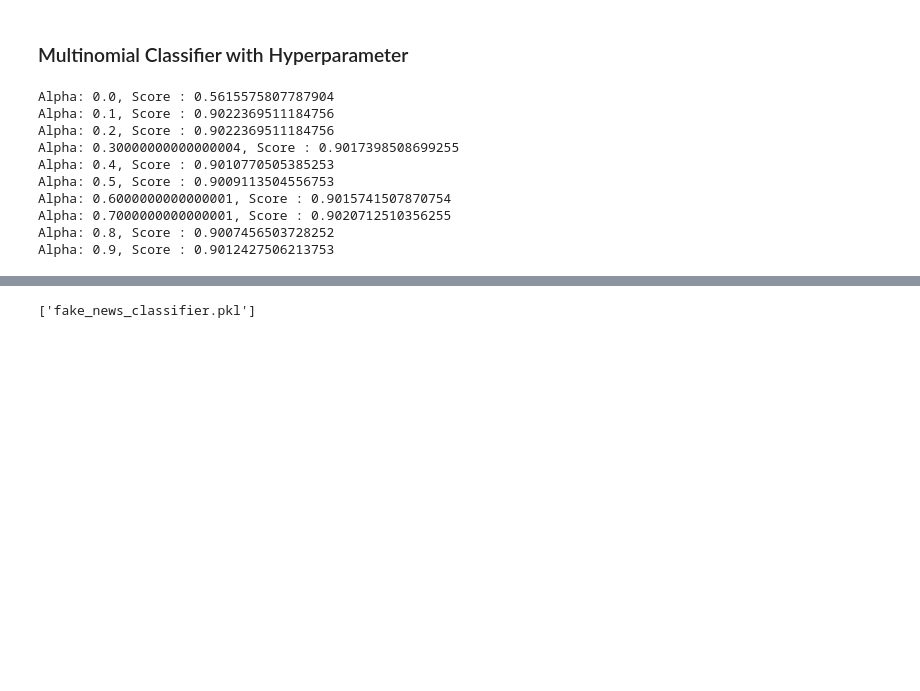
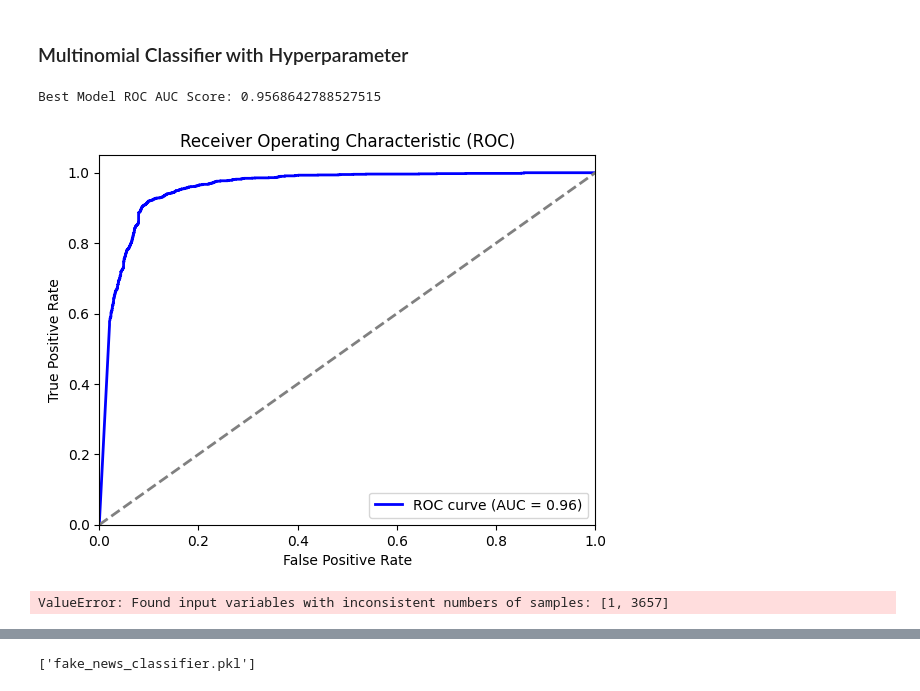
Before and after one commit to kncpem/fake-news-classifier-deploy, a Jupyter notebook: FakeNewsCount_vectorizer.ipynb, the cells around one changed output, grey strips where cells are left out. Drawn from its saved outputs; the diff is of its cells as text; code cells hidden in the pictures; blank space fills up the shorter version.

```diff
--- a/FakeNewsCount_vectorizer.ipynb
+++ b/FakeNewsCount_vectorizer.ipynb
@@ -254,21 +232,0 @@ classifier=MultinomialNB(alpha=0.1)
-# %%
-previous_score=0
-for alpha in np.arange(0,1,0.1):
-    sub_classifier=MultinomialNB(alpha=alpha)
-    sub_classifier.fit(X_train,y_train)
-    y_pred=sub_classifier.predict(X_test)
-    score = metrics.accuracy_score(y_test, y_pred)
-    if score>previous_score:
-        classifier=sub_classifier
-    print("Alpha: {}, Score : {}".format(alpha,score))
-# %% [output]
-Alpha: 0.0, Score : 0.5615575807787904
-Alpha: 0.1, Score : 0.9022369511184756
-Alpha: 0.2, Score : 0.9022369511184756
-Alpha: 0.30000000000000004, Score : 0.9017398508699255
-Alpha: 0.4, Score : 0.9010770505385253
-Alpha: 0.5, Score : 0.9009113504556753
-Alpha: 0.6000000000000001, Score : 0.9015741507870754
-Alpha: 0.7000000000000001, Score : 0.9020712510356255
-Alpha: 0.8, Score : 0.9007456503728252
-Alpha: 0.9, Score : 0.9012427506213753
@@ -275,3 +239,49 @@ Alpha: 0.9, Score : 0.9012427506213753
+# %%
+# Assuming X and y are your features and labels
+X_train, X_test, y_train, y_test = train_test_split(X, y, test_size=0.2, random_state=42)
+
+# Define the MultinomialNB model
+classifier = MultinomialNB()
+
+# Hyperparameter tuning with GridSearchCV
+param_grid = {'alpha': [0.01, 0.1, 0.5, 1.0, 5.0, 10.0]}
+grid_search = GridSearchCV(estimator=classifier, param_grid=param_grid, cv=5, scoring='roc_auc')
+grid_search.fit(X_train, y_train)
+
+# Get the best model
+best_model = grid_search.best_estimator_
+
+# Predict probabilities
+y_pred_prob = best_model.predict_proba(X_test)[:, 1]
+
+# Calculate ROC AUC score
+roc_auc = roc_auc_score(y_test, y_pred_prob)
+print(f'Best Model ROC AUC Score: {roc_auc}')
+
+# Plot the ROC curve
+fpr, tpr, _ = roc_curve(y_test, y_pred_prob)
+plt.figure()
+plt.plot(fpr, tpr, color='blue', lw=2, label=f'ROC curve (AUC = {roc_auc:.2f})')
+plt.plot([0, 1], [0, 1], color='gray', lw=2, linestyle='--')
+plt.xlim([0.0, 1.0])
+plt.ylim([0.0, 1.05])
+plt.xlabel('False Positive Rate')
+plt.ylabel('True Positive Rate')
+plt.title('Receiver Operating Characteristic (ROC)')
+plt.legend(loc="lower right")
+plt.show()
+# %% [output]
+Best Model ROC AUC Score: 0.9568642788527515
+[figure, added]
+# %%
+classifier.fit(X_train, y_train)
+pred = classifier.predict(X_test)
+score = metrics.accuracy_score(y_test, pred)
+print("accuracy:   %0.3f" % score)
+cm = metrics.confusion_matrix(y_test, pred)
+plot_confusion_matrix(cm, classes=['FAKE Data', 'REAL Data'])
+# %% [output]
+ValueError: Found input variables with inconsistent numbers of samples: [1, 3657]
 # %%
 ## Get Features names
 feature_names = cv.get_feature_names_out()
```
Also changed, not shown: parts of 40 cells of this notebook, 8 other files.
